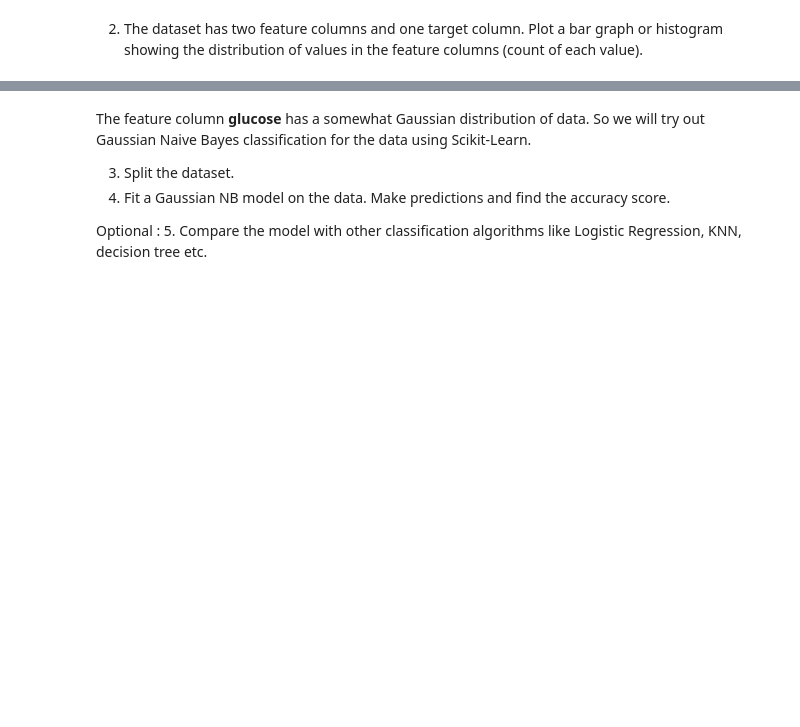
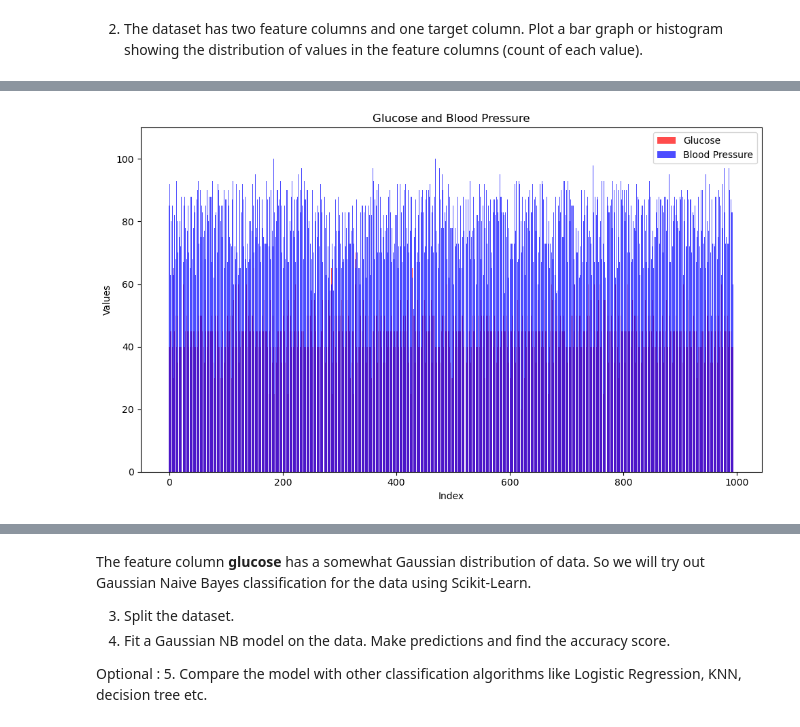
Before and after one commit to Intro-to-ML-and-DL/Intro-to-ML-and-DL, a Jupyter notebook: Week 4/Assignment/Stamatics_Assignment3.ipynb, the cells around one changed output, grey strips where cells are left out. Drawn from its saved outputs; the diff is of its cells as text; code cells hidden in the pictures; blank space fills up the shorter version.

```diff
--- a/Week 4/Assignment/Stamatics_Assignment3.ipynb
+++ b/Week 4/Assignment/Stamatics_Assignment3.ipynb
@@ -11,0 +54,30 @@ The dataset **diabetes_classification.csv** has 3 columns and 995 entries with t
+# %%
+import pandas as pd
+import numpy as np
+import matplotlib.pyplot as plt
+
+df = pd.read_csv('diabetes.csv')
+
+# Define the dimensions for the bar plots
+fig, ax = plt.subplots(figsize=(10, 6))
+
+# Plotting the bar chart for 'glucose' column with red color
+ax.bar(df.index, df['glucose'], color='red', alpha=0.7, label='Glucose')
+
+# Plotting the bar chart for 'bloodpressure' column with blue color
+ax.bar(df.index, df['bloodpressure'], color='blue', alpha=0.7, label='Blood Pressure')
+
+# Adding labels and titles
+ax.set_xlabel('Index')
+ax.set_ylabel('Values')
+ax.set_title('Glucose and Blood Pressure')
+ax.legend()
+
+# Setting the y-axis limits
+ax.set_ylim(0, df[['glucose', 'bloodpressure']].max().max() * 1.1)
+
+# Display the plot
+plt.tight_layout()
+plt.show()
+# %% [output]
+[figure, added]
```
Also changed, not shown: parts of 3 cells of this notebook.
